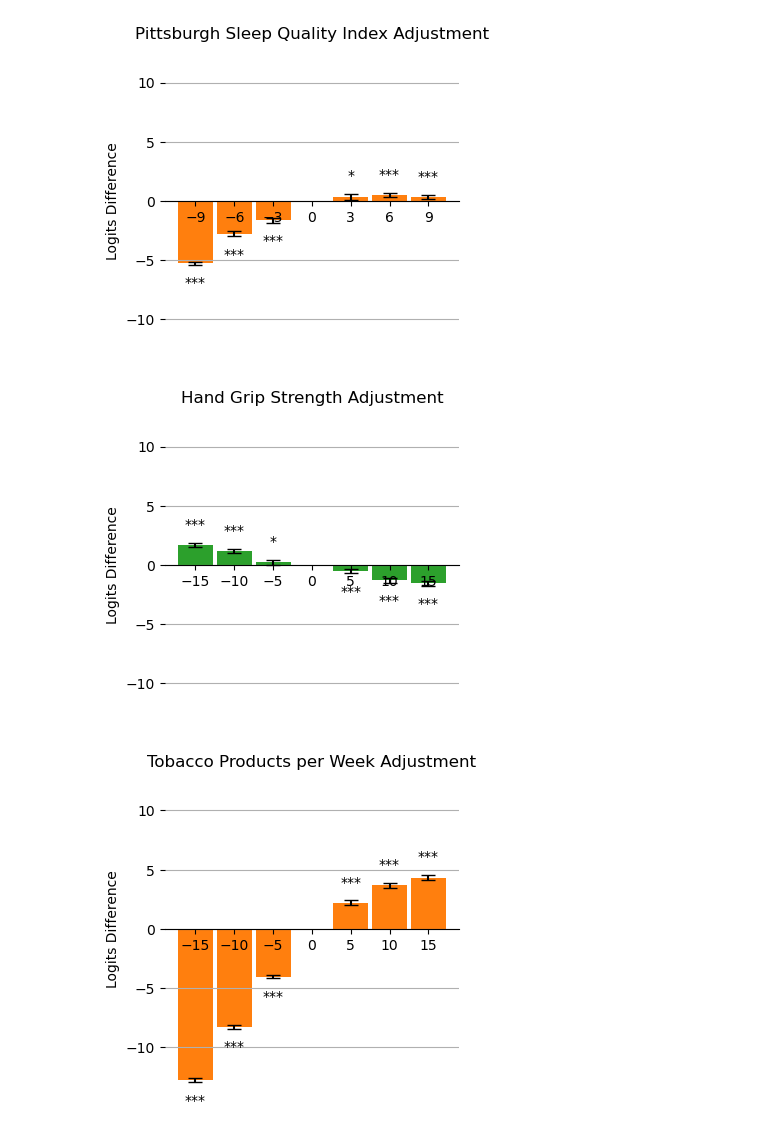
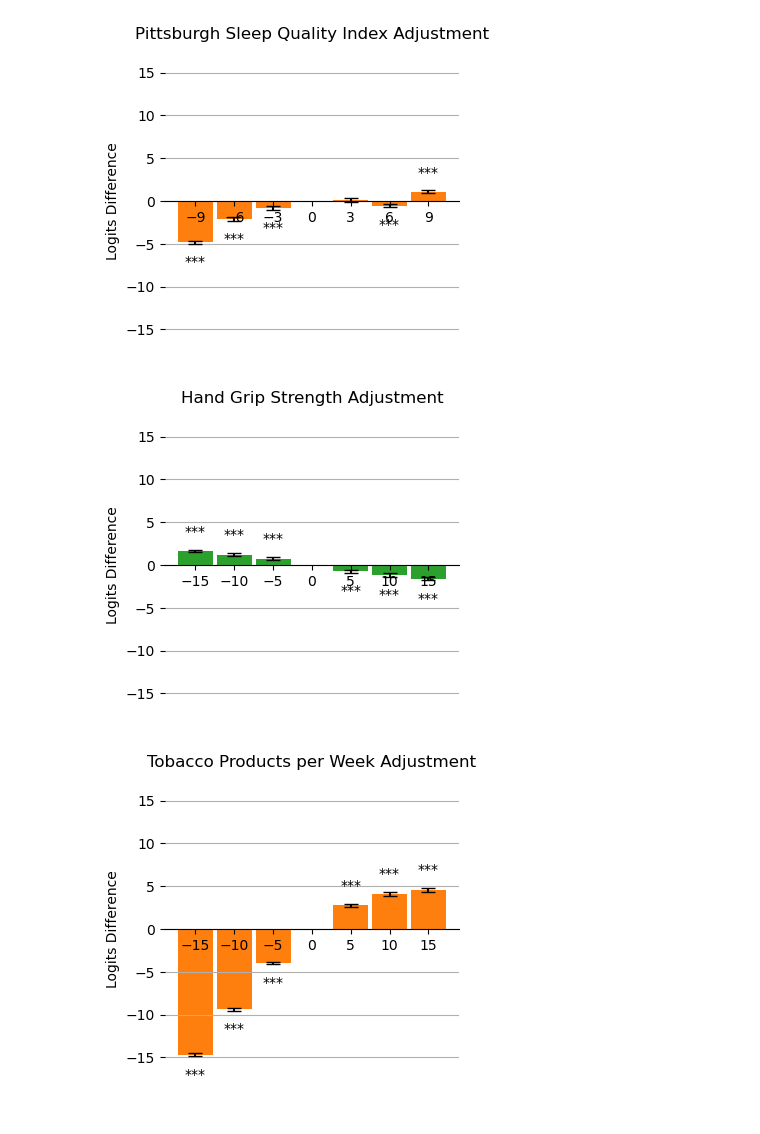
Before and after one commit to aorliche/PNC, a Jupyter notebook: HCP/HCP5DeltaADGraphs.ipynb, the cells around one changed output. Drawn from its saved outputs; the diff is of its cells as text; code cells hidden in the pictures.

Commit message:
Started edge figures HCP UKB

```diff
--- a/HCP/HCP5DeltaADGraphs.ipynb
+++ b/HCP/HCP5DeltaADGraphs.ipynb
@@ -2,7 +2,7 @@
 import matplotlib.pyplot as plt
 import numpy as np
 
-age_logits = [-2.815673045,-6.29422824,-10.453976,2.309140341,3.074359542,3.293578407]
+age_logits = [-3.125614511,-5.812962413,-10.33092856,1.518880831,2.257226094,2.064338193]
 age_diffs = [-5, -10, -15, 5, 10, 15]
 age_errs = [0.8426227378,0.8007490058,0.8136053646,0.6589139931,0.7293789907,0.8569440318]
 
@@ -35,7 +35,7 @@ def showfig(logits, diffs, errs, field, color=None):
     # ax.spines['bottom'].set_visible(False)
     ax.spines['left'].set_visible(False)
 
-    ax.set_ylim([-13, 13])
+    ax.set_ylim([-18, 18])
     ax.set_ylabel('Logits Difference')
     ax.set_title(f'{field} Adjustment')
     # ax.xaxis.set_ticks_position('bottom')
@@ -45,7 +45,7 @@ def showfig(logits, diffs, errs, field, color=None):
 
     fig.show()
     name = field.replace(' ', '_')
-    fig.savefig(f'/home/anton/Documents/Yale/HCP/Figures/ADRiskAdjustments/{name}.pdf')
+    fig.savefig(f'/home/anton/Documents/Yale/HCP/Figures/ADRiskAdjustments2/{name}.pdf')
 
 showfig(age_logits, age_diffs, age_errs, 'Age')
 # %% [output]
@@ -138,25 +138,25 @@ showfig(logits, diffs, errs, 'Hematocrit', color='tab:green')
 # %%
-logits = [-1.612653663,-2.768259844,-5.25759476,0.3576429571,0.5149490491,0.3445859286]
+logits = [-0.8176148993,-2.10725105,-4.845481175,0.1313098775,-0.5420401373,1.084218296]
 diffs = [-3,-6,-9,3,6,9]
 errs = [0.9222889051,0.8937072483,0.6092476544,1.085197319,0.7354572609,0.7075757829]
 
 showfig(logits, diffs, errs, 'Pittsburgh Sleep Quality Index', color='tab:orange')
 # %% [output]
-[figure, old version]
+[figure, new version]
 # %%
-logits = [0.2192827894,1.158000995,1.708629889,-0.5368025536,-1.304913487,-1.545433781]
+logits = [0.7466712645,1.222206857,1.623812305,-0.7563139095,-1.166479978,-1.588404505]
 diffs = [-5,-10,-15,5,10,15]
 errs = [0.9349679321,0.7875268036,0.6662034273,0.7889321381,0.8748427645,0.9944358611]
 
 showfig(logits, diffs, errs, 'Hand Grip Strength', color='tab:green')
 # %% [output]
-[figure, old version]
+[figure, new version]
 # %%
-logits = [-4.042205049,-8.298639972,-13.74312399+1,2.204066234,3.663009182,4.328462419]
+logits = [-4.01542203,-9.395261172,-14.67809328,2.767291162,4.115245174,4.574145696]
 diffs = [-5,-10,-15,5,10,15]
 errs = [0.4887194206,0.6479599684,0.7975787398,0.8691116381,0.9587434793,0.9655415787]
 
 showfig(logits, diffs, errs, 'Tobacco Products per Week', color='tab:orange')
 # %% [output]
-[figure, old version]
+[figure, new version]
 # %%
```
Also changed, not shown: parts of 10 cells of this notebook, 6 other files.
